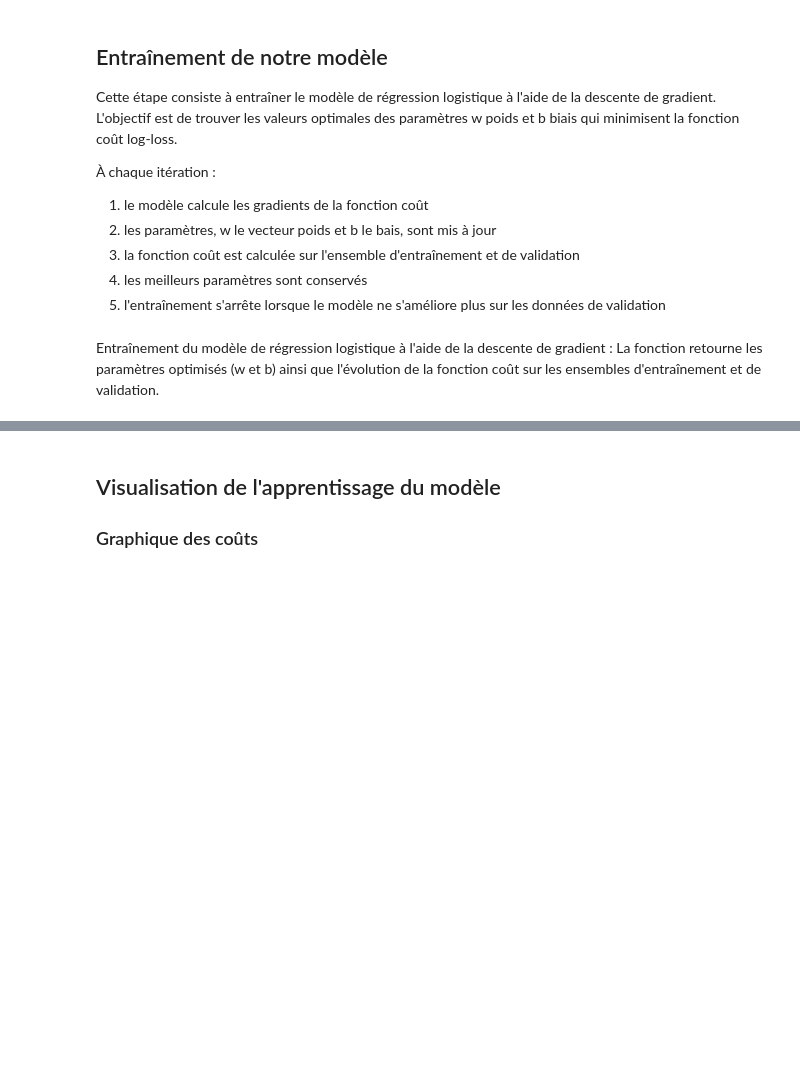
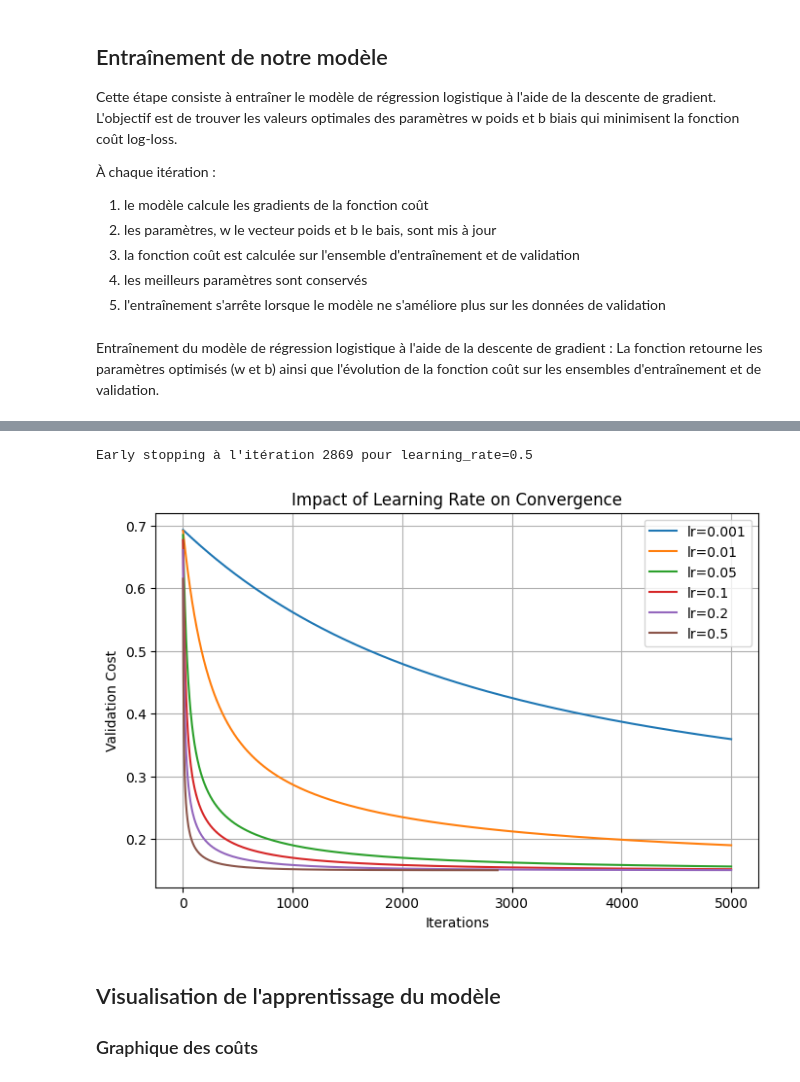
Before and after one commit to kenzalittlegenius/Projet_regression_logistique, a Jupyter notebook: regression_logistique.ipynb, the cells around one changed output, grey strips where cells are left out. Drawn from its saved outputs; the diff is of its cells as text; code cells hidden in the pictures; blank space fills up the shorter version.

```diff
--- a/regression_logistique.ipynb
+++ b/regression_logistique.ipynb
@@ -358,19 +362,3 @@ def train_logistic_regression(X_train, y_train,
 # %% [markdown]
 Entraînement du modèle de régression logistique à l'aide de la descente de gradient :
 La fonction retourne les paramètres optimisés (w et b) ainsi que l'évolution de la fonction coût sur les ensembles d'entraînement et de validation.
-# %%
-# w : poids finaux appris pour chaque variable.
-# b : biais final appris par le modèle.
-# train_costs : historique du coût sur l'ensemble d'entraînement.
-# val_costs : historique du coût sur l'ensemble de validation.
-
-w,b,train_costs,val_costs = train_logistic_regression(
-    X_train,
-    Y_train,
-    X_val,
-    Y_val,
-    learning_rate=0.2,
-    n_iterations=5000
-)
-print(w)
-print(b)
@@ -382,3 +403,32 @@ print(b)
+# %%
+# w : poids finaux appris pour chaque variable.
+# b : biais final appris par le modèle.
+# train_costs : historique du coût sur l'ensemble d'entraînement.
+# val_costs : historique du coût sur l'ensemble de validation.
+plt.figure(figsize=(8,5))
+
+for lr in learning_rates:
+
+    w, b, train_costs, val_costs = train_logistic_regression(
+        X_train,
+        Y_train,
+        X_val,
+        Y_val,
+        learning_rate=lr,
+        n_iterations=5000
+    )
+
+    plt.plot(val_costs, label=f"lr={lr}")
+
+plt.xlabel("Iterations")
+plt.ylabel("Validation Cost")
+plt.title("Impact of Learning Rate on Convergence")
+plt.legend()
+plt.grid(True)
+plt.show()
+# %% [output]
+Early stopping à l'itération 2869 pour learning_rate=0.5
+[figure, added]
 # %% [markdown]
 ## Visualisation de l'apprentissage du modèle
 ### Graphique des coûts
```
Also changed, not shown: parts of 24 cells of this notebook.
